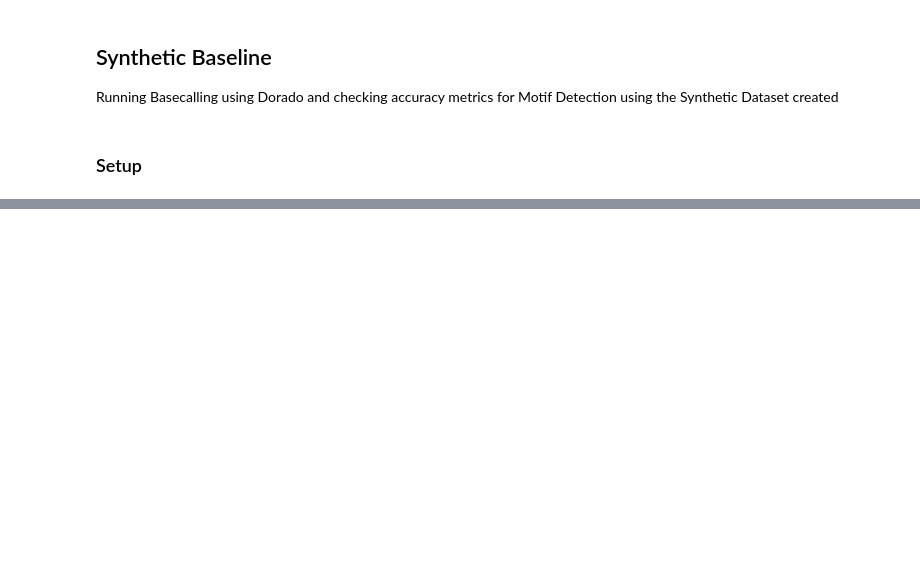
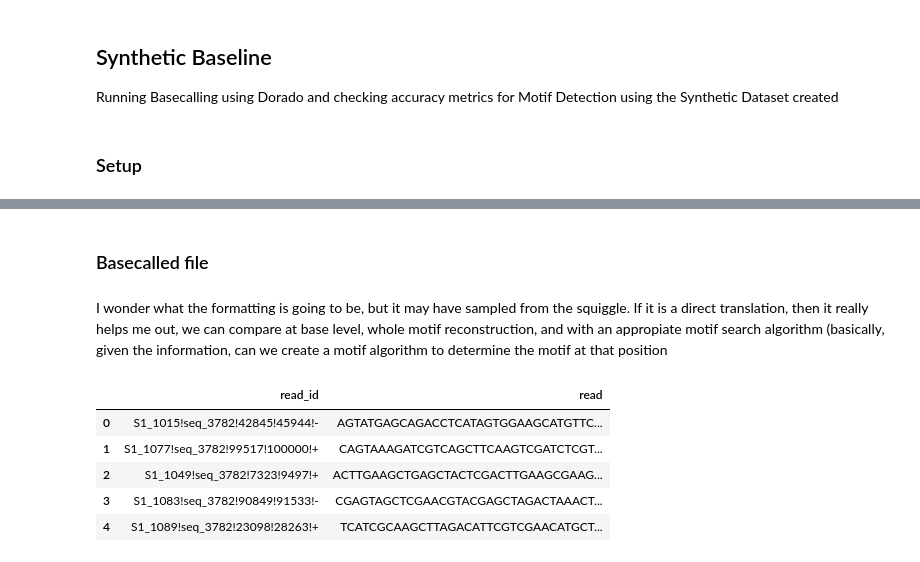
Before and after one commit to Parvfect/Basecalling-, a Jupyter notebook: synthetic_baseline.ipynb, the cells around one changed output, grey strips where cells are left out. Drawn from its saved outputs; the diff is of its cells as text; code cells hidden in the pictures; blank space fills up the shorter version.

```diff
--- a/synthetic_baseline.ipynb
+++ b/synthetic_baseline.ipynb
@@ -28,3 +33,18 @@ motif_choices = [
     "ATTCGTCGAACATGCTTCCA",
     "GCTACTCGACTTGAAGCTGA"
 ]
+# %% [markdown]
+### Basecalled file
+# %% [markdown]
+I wonder what the formatting is going to be, but it may have sampled from the squiggle. If it is a direct translation, then it really helps me out, we can compare at base level, whole motif reconstruction, and with an appropiate motif search algorithm (basically, given the information, can we create a motif algorithm to determine the motif at that position
+# %%
+reads = pd.read_pickle("basecalled_reads_synthetic.pkl")
+# %%
+reads.head()
+# %% [output]
+|  | read_id | read |
+| 0 | S1_1015!seq_3782!42845!45944!- | AGTATGAGCAGACCTCATAGTGGAAGCATGTTC... |
+| 1 | S1_1077!seq_3782!99517!100000!+ | CAGTAAAGATCGTCAGCTTCAAGTCGATCTCGT... |
+| 2 | S1_1049!seq_3782!7323!9497!+ | ACTTGAAGCTGAGCTACTCGACTTGAAGCGAAG... |
+| 3 | S1_1083!seq_3782!90849!91533!- | CGAGTAGCTCGAACGTACGAGCTAGACTAAACT... |
+| 4 | S1_1089!seq_3782!23098!28263!+ | TCATCGCAAGCTTAGACATTCGTCGAACATGCT... |
```
Also changed, not shown: parts of 7 cells of this notebook, 1 other file.
